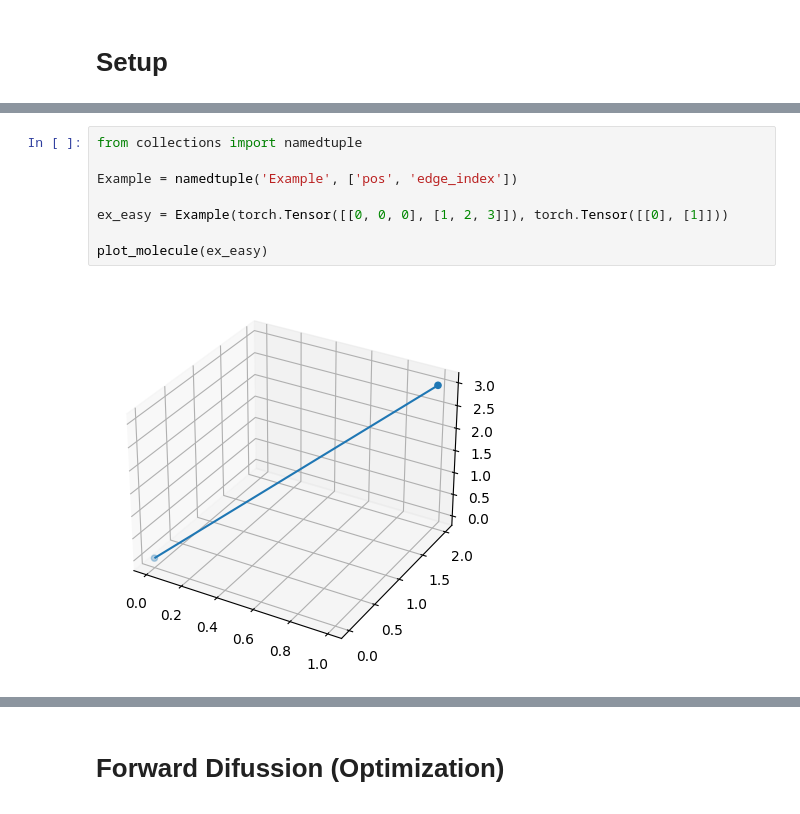
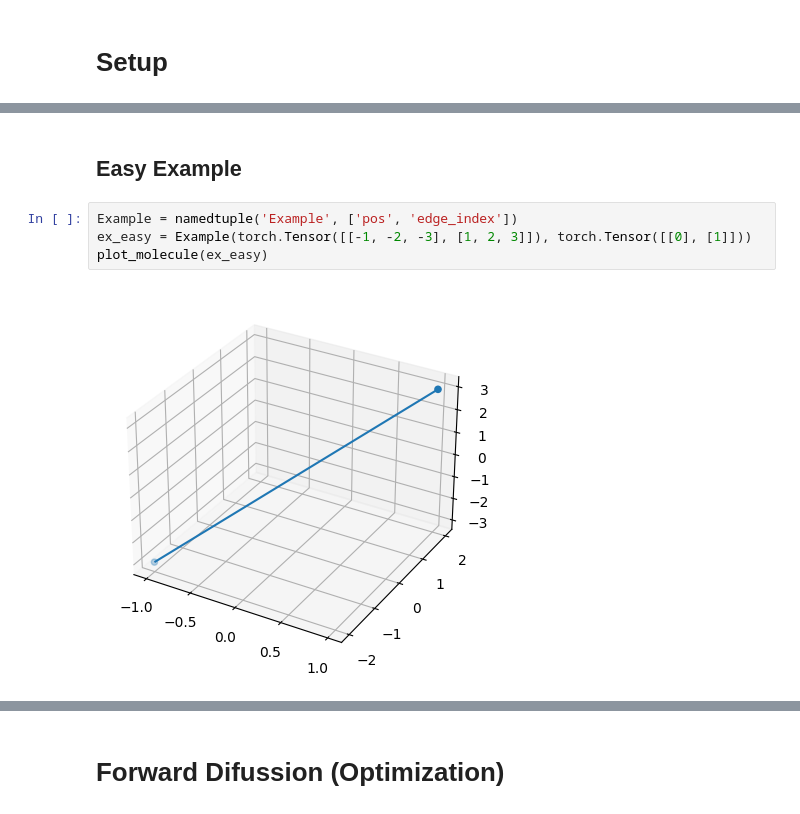
Before and after one commit to FlyingWorkshop/DiffusionGNNTutorial, a Jupyter notebook: simple_edm.ipynb, the cells around one changed output, grey strips where cells are left out. Cells and saved outputs as stored; diff of their text form.

```diff
--- a/simple_edm.ipynb
+++ b/simple_edm.ipynb
@@ -67,10 +94,8 @@ plot_molecule(ex_hard)
+# %% [markdown]
+## Easy Example
 # %%
-from collections import namedtuple
-
 Example = namedtuple('Example', ['pos', 'edge_index'])
-
-ex_easy = Example(torch.Tensor([[0, 0, 0], [1, 2, 3]]), torch.Tensor([[0], [1]]))
-
+ex_easy = Example(torch.Tensor([[-1, -2, -3], [1, 2, 3]]), torch.Tensor([[0], [1]]))
 plot_molecule(ex_easy)
 # %% [output]
-[figure, old version]
+[figure, new version]
```
Also changed, not shown: parts of 17 cells of this notebook.
